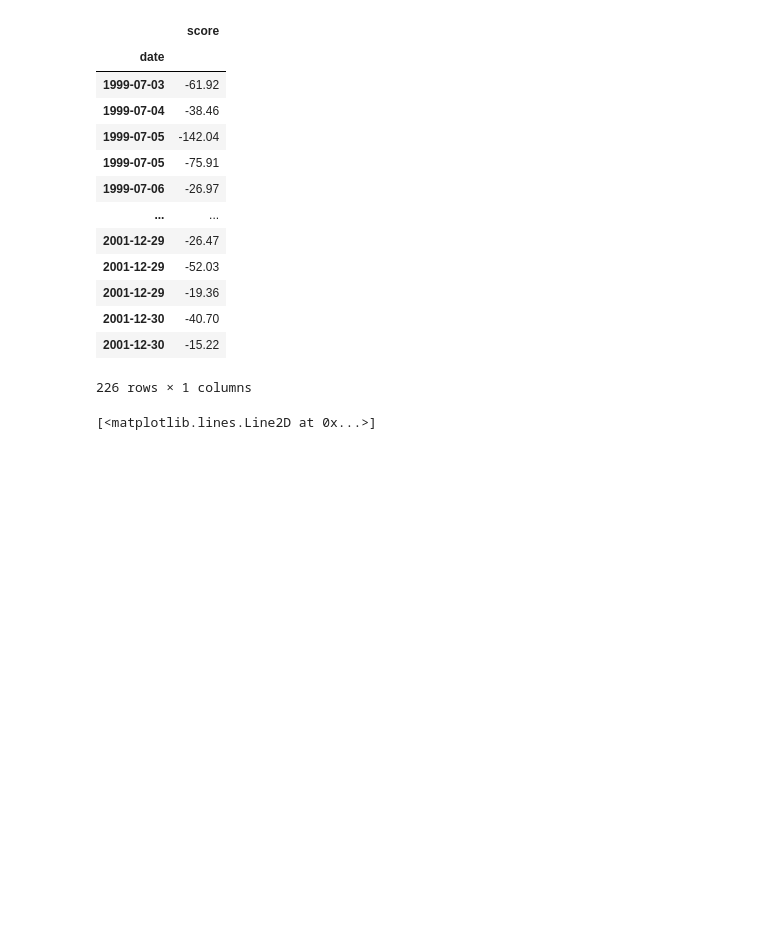
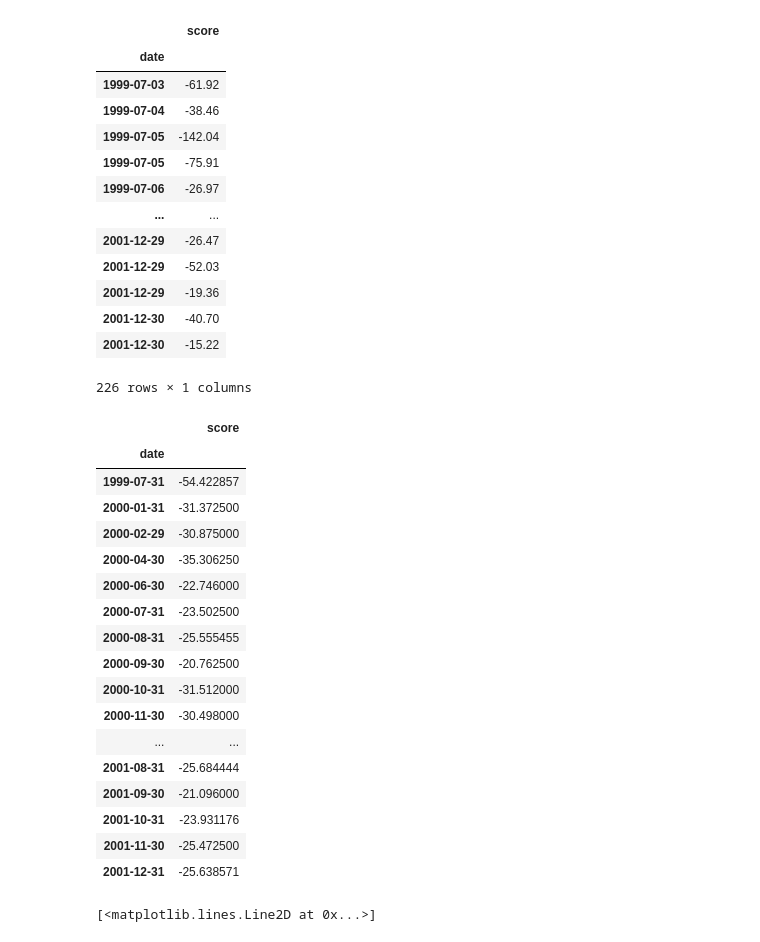
Before and after one commit to warpdynamicsltd/chesslab, a Jupyter notebook: notebooks/game_score2.ipynb, the cells around one changed output. Saved outputs shown, nothing was run; the diff lists cells and outputs as text; code cells hidden in the pictures; blank space fills up the shorter version.

```diff
--- a/notebooks/game_score2.ipynb
+++ b/notebooks/game_score2.ipynb
@@ -88,6 +88,27 @@ df
 average = df.resample('M').mean()
 # %%
 average.dropna(inplace=True)
+# %%
+average
+# %% [output]
+|  | score |
+| date |  |
+| 1999-07-31 | -54.422857 |
+| 2000-01-31 | -31.372500 |
+| 2000-02-29 | -30.875000 |
+| 2000-04-30 | -35.306250 |
+| 2000-06-30 | -22.746000 |
+| 2000-07-31 | -23.502500 |
+| 2000-08-31 | -25.555455 |
+| 2000-09-30 | -20.762500 |
+| 2000-10-31 | -31.512000 |
+| 2000-11-30 | -30.498000 |
+| ... | ... |
+| 2001-08-31 | -25.684444 |
+| 2001-09-30 | -21.096000 |
+| 2001-10-31 | -23.931176 |
+| 2001-11-30 | -25.472500 |
+| 2001-12-31 | -25.638571 |
 # %%
 x, y = zip(*seq)
 # %%
```
Also changed, not shown: 9 other files.
